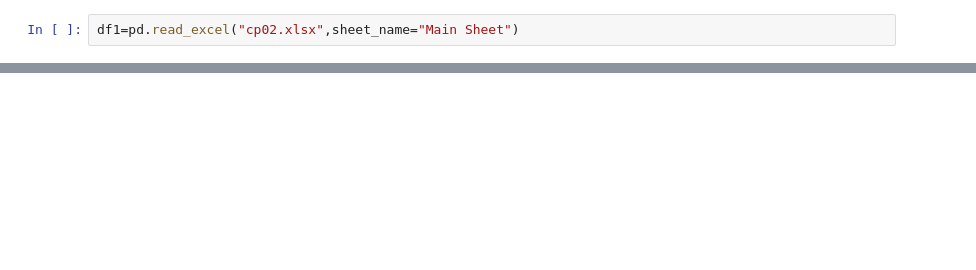
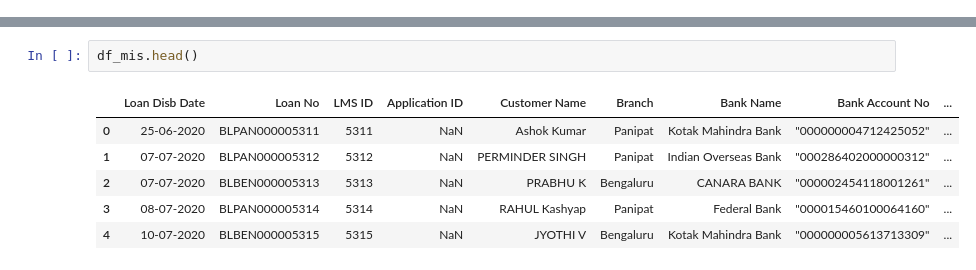
Before and after one commit to ash-captain26/githubtest, a Jupyter notebook: Untitled.ipynb, the cells around one changed output, grey strips where cells are left out. Cells and saved outputs as stored; diff of their text form; blank space fills up the shorter version.

```diff
--- a/Untitled.ipynb
+++ b/Untitled.ipynb
@@ -22,2 +18,0 @@ df
-# %%
-df1=pd.read_excel("cp02.xlsx",sheet_name="Main Sheet")
@@ -63,0 +31,9 @@ ValueError: scatter requires y column to be numeric
+# %%
+df_mis.head()
+# %% [output]
+|  | Loan Disb Date | Loan No | LMS ID | Application ID | Customer Name | Branch | Bank Name | Bank Account No | ... |
+| 0 | 25-06-2020 | BLPAN000005311 | 5311 | NaN | Ashok Kumar | Panipat | Kotak Mahindra Bank | "000000004712425052" | ... |
+| 1 | 07-07-2020 | BLPAN000005312 | 5312 | NaN | PERMINDER SINGH | Panipat | Indian Overseas Bank | "000286402000000312" | ... |
+| 2 | 07-07-2020 | BLBEN000005313 | 5313 | NaN | PRABHU K | Bengaluru | CANARA BANK | "000002454118001261" | ... |
+| 3 | 08-07-2020 | BLPAN000005314 | 5314 | NaN | RAHUL Kashyap | Panipat | Federal Bank | "000015460100064160" | ... |
+| 4 | 10-07-2020 | BLBEN000005315 | 5315 | NaN | JYOTHI V | Bengaluru | Kotak Mahindra Bank | "000000005613713309" | ... |
```
Also changed, not shown: parts of 21 cells of this notebook.
